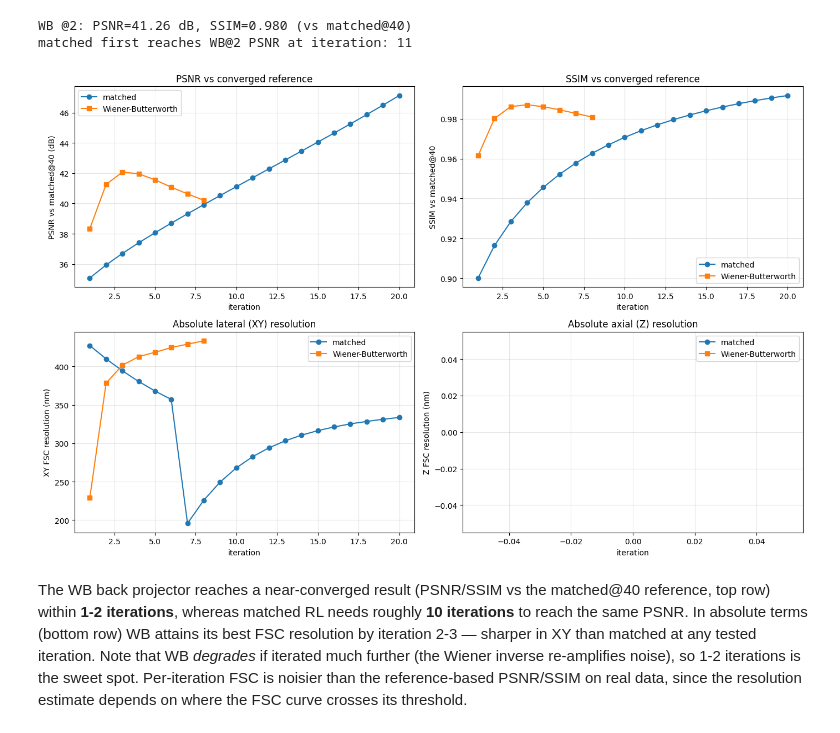
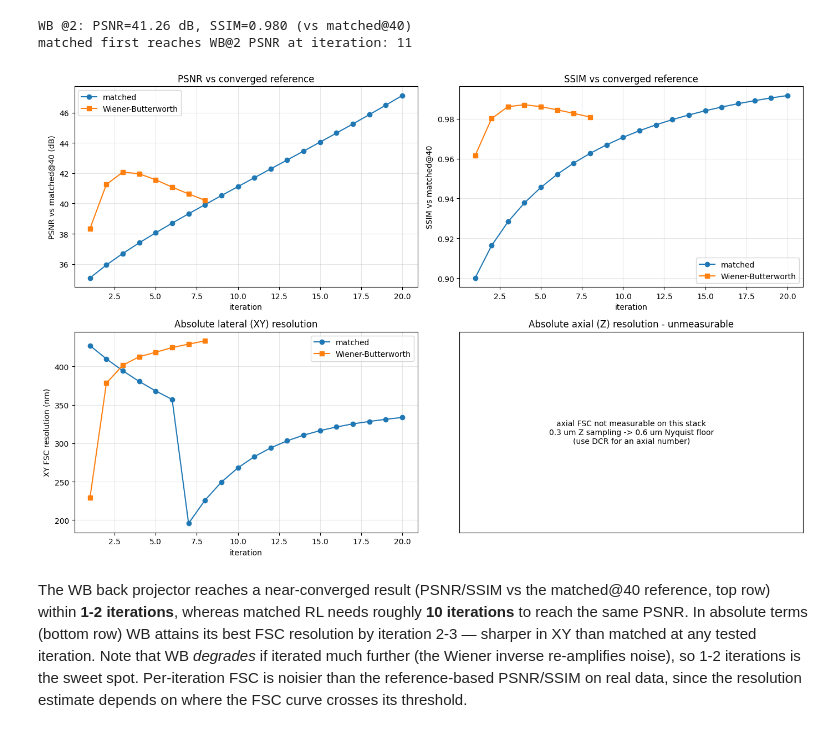
Before and after one commit to alxndrkalinin/cubic, a Jupyter notebook: examples/notebooks/deconvolution_wb_backprojector_3d.ipynb, the cells around one changed output. Saved outputs shown, nothing was run; the diff lists cells and outputs as text; code cells hidden in the pictures.

```diff
--- a/examples/notebooks/deconvolution_wb_backprojector_3d.ipynb
+++ b/examples/notebooks/deconvolution_wb_backprojector_3d.ipynb
@@ -184,40 +184,62 @@ matched first reaches WB@2 PSNR at iteration: 11
 # %%
 fig, ax = plt.subplots(2, 2, figsize=(14, 9))
 ax[0, 0].plot(m_it, m_ps, "o-", label="matched")
 ax[0, 0].plot(w_it, w_ps, "s-", label="Wiener-Butterworth")
 ax[0, 0].set(
     xlabel="iteration",
     ylabel=f"PSNR vs matched@{REF_ITER} (dB)",
     title="PSNR vs converged reference",
 )
 ax[0, 1].plot(m_it, m_ss, "o-", label="matched")
 ax[0, 1].plot(w_it, w_ss, "s-", label="Wiener-Butterworth")
 ax[0, 1].set(
     xlabel="iteration",
     ylabel=f"SSIM vs matched@{REF_ITER}",
     title="SSIM vs converged reference",
 )
 ax[1, 0].plot(m_it, m_fxy, "o-", label="matched")
 ax[1, 0].plot(w_it, w_fxy, "s-", label="Wiener-Butterworth")
 ax[1, 0].set(
     xlabel="iteration",
     ylabel="XY FSC resolution (nm)",
     title="Absolute lateral (XY) resolution",
 )
-ax[1, 1].plot(m_it, m_fz, "o-", label="matched")
-ax[1, 1].plot(w_it, w_fz, "s-", label="Wiener-Butterworth")
-ax[1, 1].set(
-    xlabel="iteration",
-    ylabel="Z FSC resolution (nm)",
-    title="Absolute axial (Z) resolution",
-)
+# This stack is sampled at 0.3 um in Z, so a sectioned-FSC axial value would have
+# to clear the 2 * 0.3 = 0.6 um axial Nyquist floor to be reportable. It does not,
+# so fsc_resolution returns nan (see axial_floor_factor) and there is nothing to
+# plot -- say so rather than showing an empty axes.
+axial_measurable = not (np.isnan(m_fz).all() and np.isnan(w_fz).all())
+if axial_measurable:
+    ax[1, 1].plot(m_it, m_fz, "o-", label="matched")
+    ax[1, 1].plot(w_it, w_fz, "s-", label="Wiener-Butterworth")
+    ax[1, 1].set(
+        xlabel="iteration",
+        ylabel="Z FSC resolution (nm)",
+        title="Absolute axial (Z) resolution",
+    )
+else:
+    ax[1, 1].text(
+        0.5,
+        0.5,
+        "axial FSC not measurable on this stack\n"
+        "0.3 um Z sampling -> 0.6 um Nyquist floor\n"
+        "(use DCR for an axial number)",
+        ha="center",
+        va="center",
+        transform=ax[1, 1].transAxes,
+    )
+    ax[1, 1].set(title="Absolute axial (Z) resolution - unmeasurable")
+    ax[1, 1].set_xticks([])
+    ax[1, 1].set_yticks([])
+
 for a in ax.ravel():
-    a.legend()
+    if a.get_legend_handles_labels()[0]:
+        a.legend()
     a.grid(alpha=0.3)
 fig.tight_layout()
 plt.show()
 # %% [output]
-[figure, old version]
+[figure, new version]
 # %% [markdown]
 The WB back projector reaches a near-converged result (PSNR/SSIM vs the matched@40 reference, top row) within **1-2 iterations**, whereas matched RL needs roughly **10 iterations** to reach the same PSNR. In absolute terms (bottom row) WB attains its best FSC resolution by iteration 2-3 — sharper in XY than matched at any tested iteration. Note that WB *degrades* if iterated much further (the Wiener inverse re-amplifies noise), so 1-2 iterations is the sweet spot. Per-iteration FSC is noisier than the reference-based PSNR/SSIM on real data, since the resolution estimate depends on where the FSC curve crosses its threshold.
 # %% [markdown]
```
Also changed, not shown: 1 other file.
